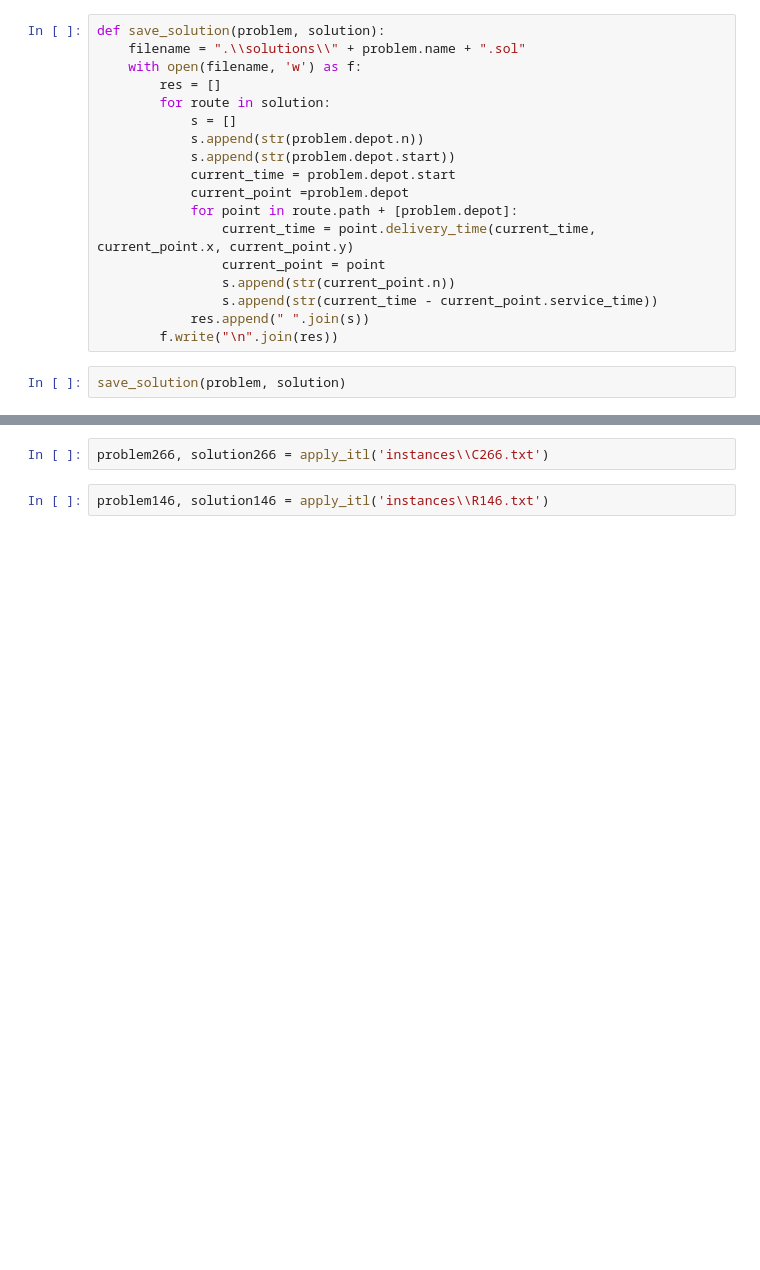
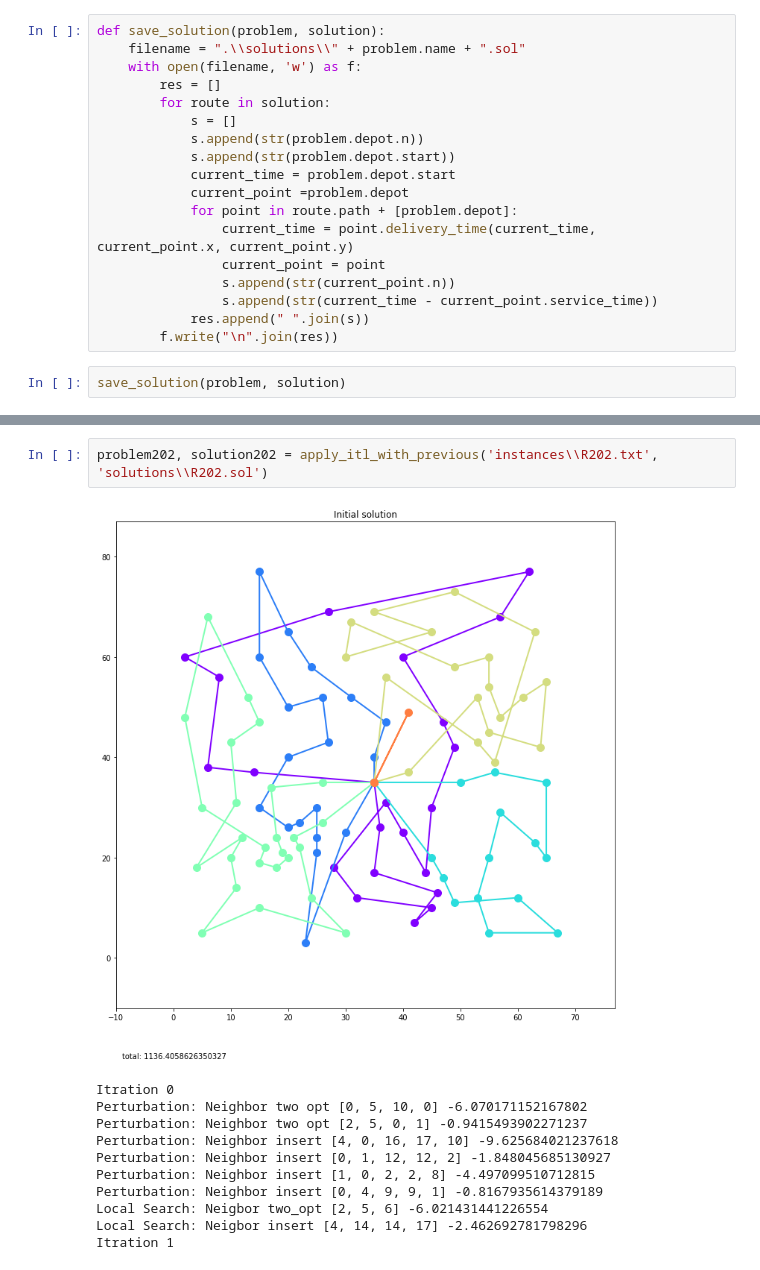
Before and after one commit to damasl/VPRTW, a Jupyter notebook: vpr_iterated.ipynb, the cells around one changed output, grey strips where cells are left out. Saved outputs shown, nothing was run; the diff lists cells and outputs as text; blank space fills up the shorter version.

```diff
--- a/vpr_iterated.ipynb
+++ b/vpr_iterated.ipynb
@@ -454,4 +518,14 @@ problem249, solution249 = apply_itl('instances\\C249.txt')
-# %%
-problem266, solution266 = apply_itl('instances\\C266.txt')
-# %%
-problem146, solution146 = apply_itl('instances\\R146.txt')
+# %%
+problem202, solution202 = apply_itl_with_previous('instances\\R202.txt', 'solutions\\R202.sol')
+# %% [output]
+[figure, added]
+Itration 0
+Perturbation: Neighbor two opt [0, 5, 10, 0] -6.070171152167802
+Perturbation: Neighbor two opt [2, 5, 0, 1] -0.9415493902271237
+Perturbation: Neighbor insert [4, 0, 16, 17, 10] -9.625684021237618
+Perturbation: Neighbor insert [0, 1, 12, 12, 2] -1.848045685130927
+Perturbation: Neighbor insert [1, 0, 2, 2, 8] -4.497099510712815
+Perturbation: Neighbor insert [0, 4, 9, 9, 1] -0.8167935614379189
+Local Search: Neigbor two_opt [2, 5, 6] -6.021431441226554
+Local Search: Neigbor insert [4, 14, 14, 17] -2.462692781798296
+Itration 1
```
Also changed, not shown: parts of 27 cells of this notebook, 18 other files.
